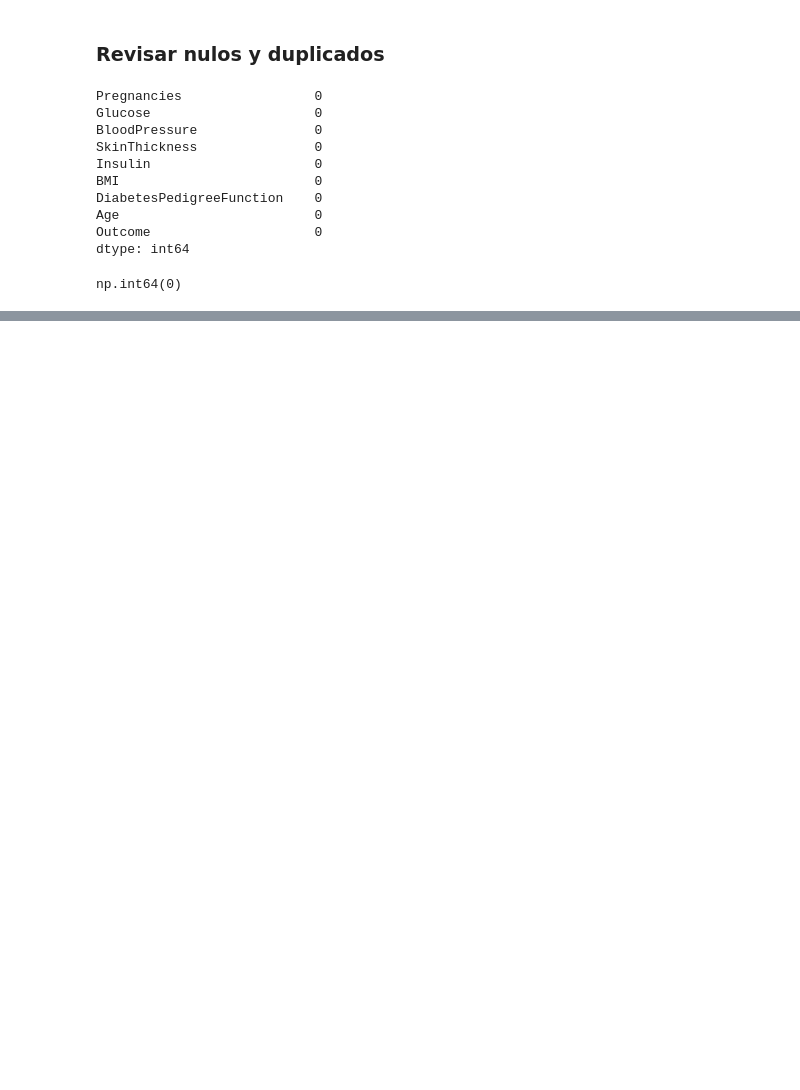
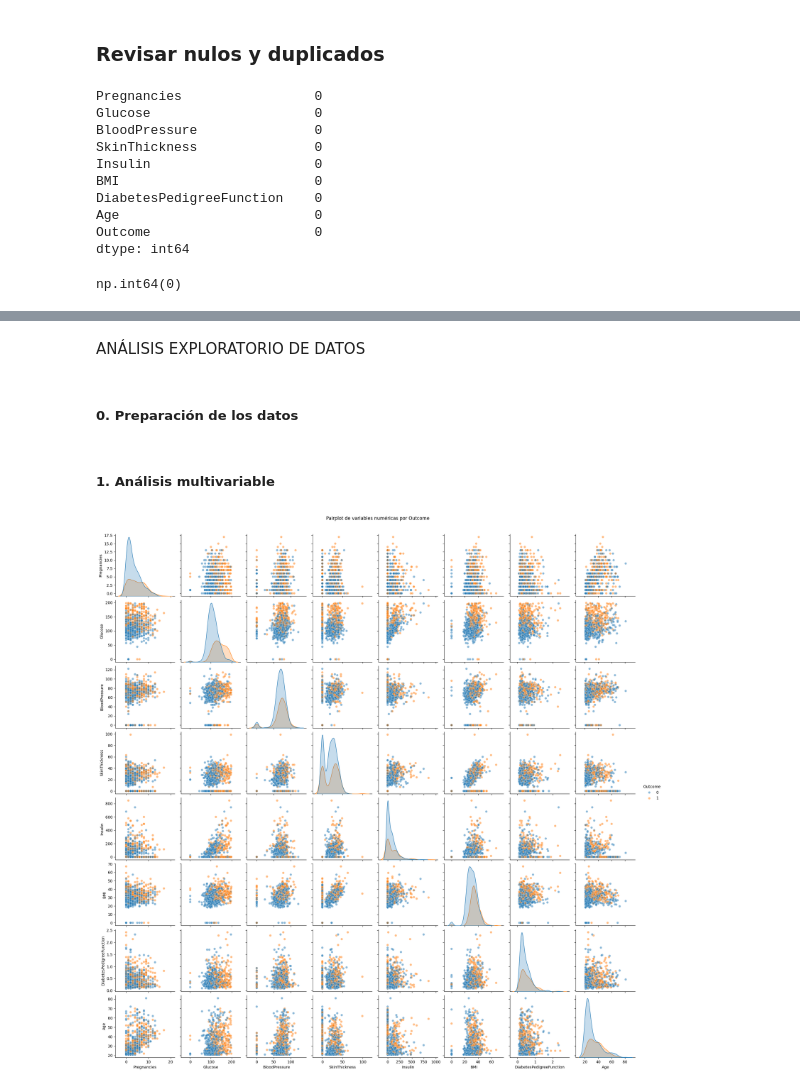
Before and after one commit to 4GeeksAcademy/iddalycastro-eda, a Jupyter notebook: src/04-eda-decision-tree.ipynb, the cells around one changed output, grey strips where cells are left out. Cells and saved outputs as stored; diff of their text form; code cells hidden in the pictures; blank space fills up the shorter version.

```diff
--- a/src/04-eda-decision-tree.ipynb
+++ b/src/04-eda-decision-tree.ipynb
@@ -94,0 +125,20 @@ tamaño del conjunto de prueba: (154,)
+# %% [markdown]
+ANÁLISIS EXPLORATORIO DE DATOS
+# %% [markdown]
+##### 0. Preparación de los datos
+# %%
+# Definir la variable objetivo
+target = "Outcome"
+# %%
+# Mover la variable objetivo al final (opcional pero útil para visualización)
+df = df[[col for col in df.columns if col != target] + [target]]
+# %% [markdown]
+##### 1. Análisis multivariable
+# %%
+# Correlaciones entre variables numéricas y target
+
+sns.pairplot(df, hue=target, plot_kws={"alpha":0.5})
+plt.suptitle("Pairplot de variables numéricas por Outcome", y=1.02)
+plt.show()
+# %% [output]
+[figure, added]
```
Also changed, not shown: parts of 24 cells of this notebook, 3 other files.
